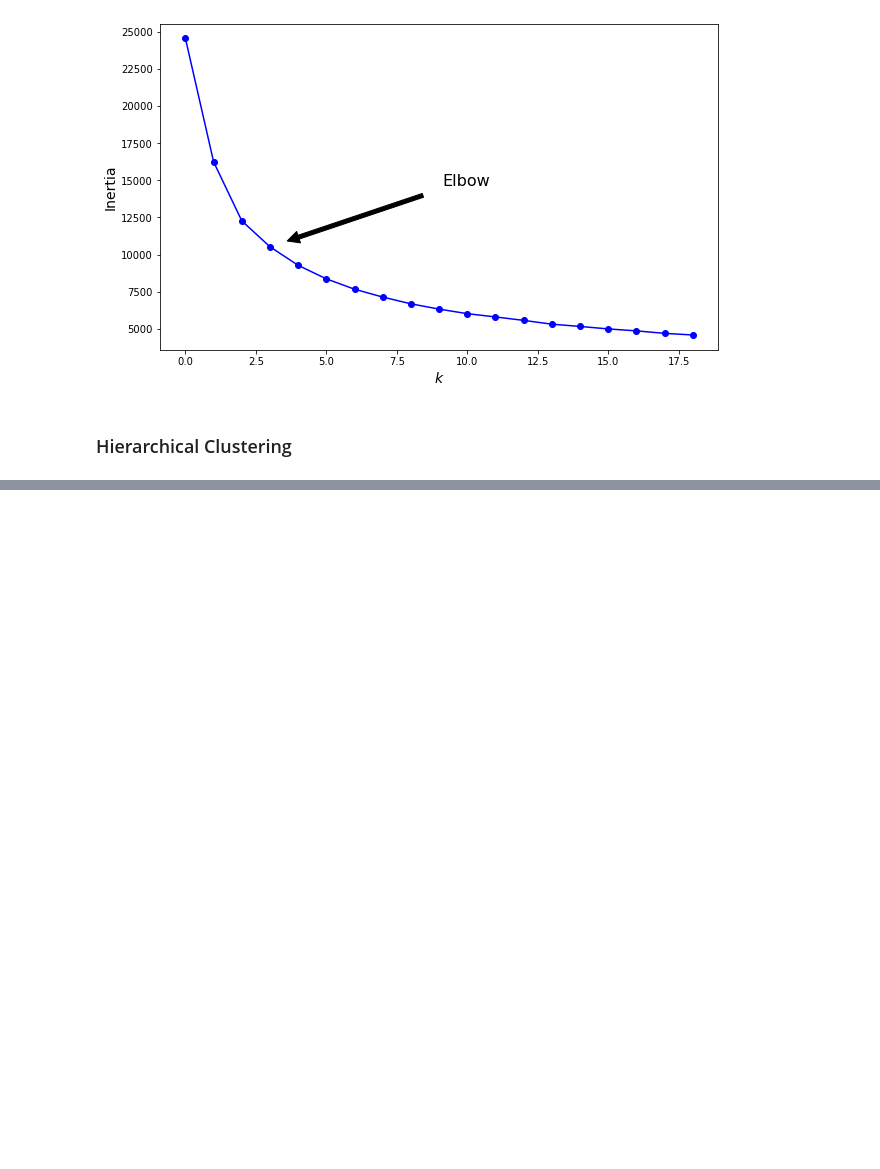
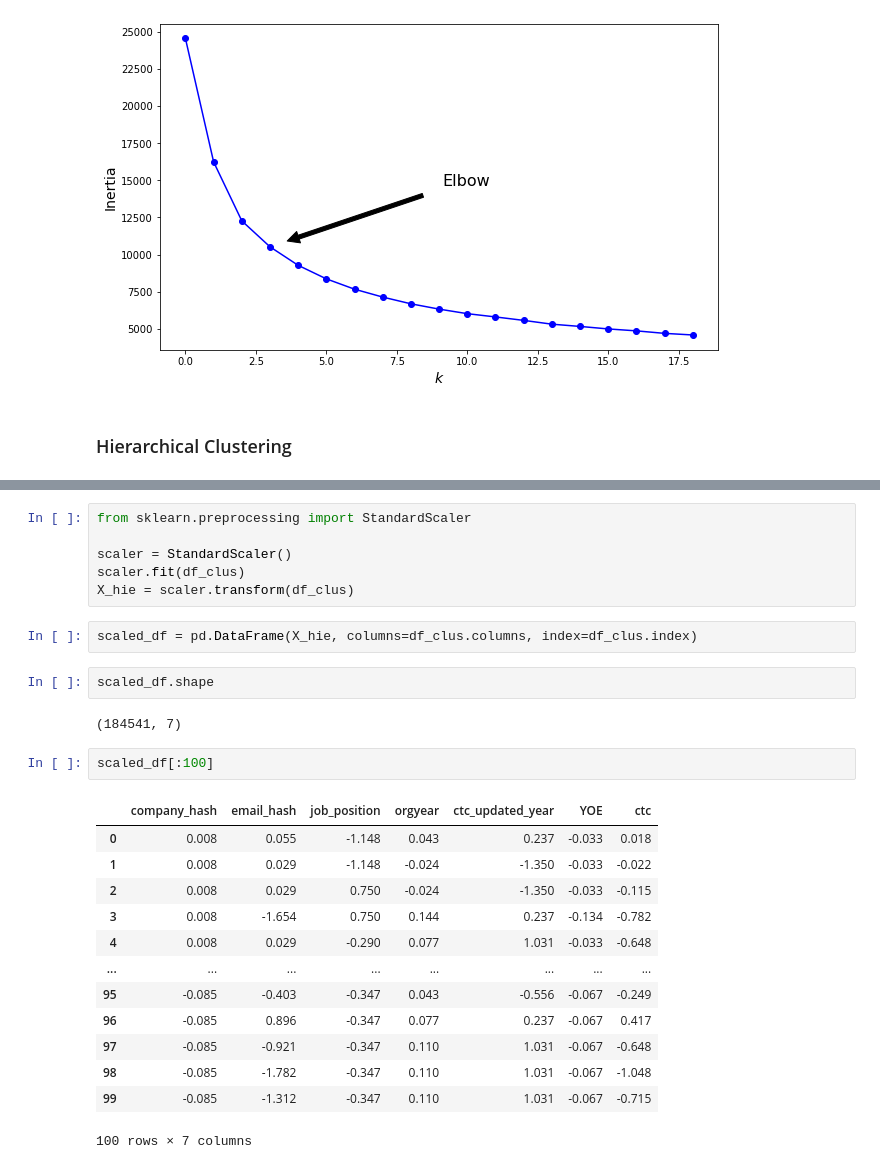
Before and after one commit to anidec25/Linear-Regression, a Jupyter notebook: clustering/scalar.ipynb, the cells around one changed output, grey strips where cells are left out. Drawn from its saved outputs; the diff is of its cells as text; blank space fills up the shorter version.

```diff
--- a/clustering/scalar.ipynb
+++ b/clustering/scalar.ipynb
@@ -1023,0 +1033,28 @@ plt.show()
+# %%
+from sklearn.preprocessing import StandardScaler
+
+scaler = StandardScaler()
+scaler.fit(df_clus)
+X_hie = scaler.transform(df_clus)
+# %%
+scaled_df = pd.DataFrame(X_hie, columns=df_clus.columns, index=df_clus.index)
+# %%
+scaled_df.shape
+# %% [output]
+(184541, 7)
+# %%
+scaled_df[:100]
+# %% [output]
+|  | company_hash | email_hash | job_position | orgyear | ctc_updated_year | YOE | ctc |
+| 0 | 0.008 | 0.055 | -1.148 | 0.043 | 0.237 | -0.033 | 0.018 |
+| 1 | 0.008 | 0.029 | -1.148 | -0.024 | -1.350 | -0.033 | -0.022 |
+| 2 | 0.008 | 0.029 | 0.750 | -0.024 | -1.350 | -0.033 | -0.115 |
+| 3 | 0.008 | -1.654 | 0.750 | 0.144 | 0.237 | -0.134 | -0.782 |
+| 4 | 0.008 | 0.029 | -0.290 | 0.077 | 1.031 | -0.033 | -0.648 |
+| ... | ... | ... | ... | ... | ... | ... | ... |
+| 95 | -0.085 | -0.403 | -0.347 | 0.043 | -0.556 | -0.067 | -0.249 |
+| 96 | -0.085 | 0.896 | -0.347 | 0.077 | 0.237 | -0.067 | 0.417 |
+| 97 | -0.085 | -0.921 | -0.347 | 0.110 | 1.031 | -0.067 | -0.648 |
+| 98 | -0.085 | -1.782 | -0.347 | 0.110 | 1.031 | -0.067 | -1.048 |
+| 99 | -0.085 | -1.312 | -0.347 | 0.110 | 1.031 | -0.067 | -0.715 |
+100 rows × 7 columns
```
Also changed, not shown: parts of 3 cells of this notebook.
